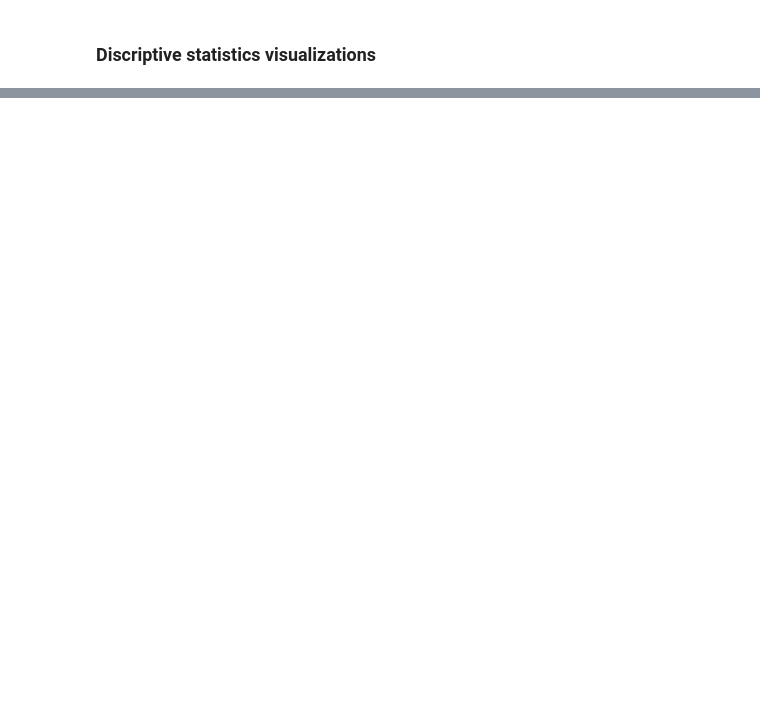
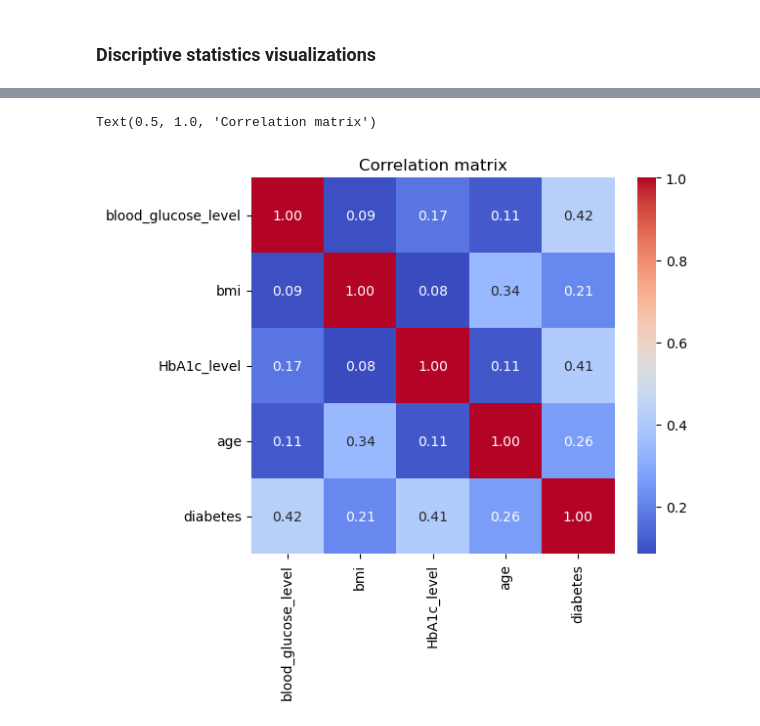
Before and after one commit to pwoosam/aai-500-diabetes-prediction, a Jupyter notebook: notebooks/datacleaning_and_eda.ipynb, the cells around one changed output, grey strips where cells are left out. Cells and saved outputs as stored; diff of their text form; code cells hidden in the pictures; blank space fills up the shorter version.

```diff
--- a/notebooks/datacleaning_and_eda.ipynb
+++ b/notebooks/datacleaning_and_eda.ipynb
@@ -233,0 +247,8 @@ plt.show()
+# %%
+plt.figure(figsize=(6, 5))
+corr = df_quantitative.join(df_clean['diabetes']).corr()
+sns.heatmap(corr, annot=True, cmap='coolwarm', fmt=".2f")
+plt.title("Correlation matrix")
+# %% [output]
+Text(0.5, 1.0, 'Correlation matrix')
+[figure, added]
```
Also changed, not shown: parts of 10 cells of this notebook.
